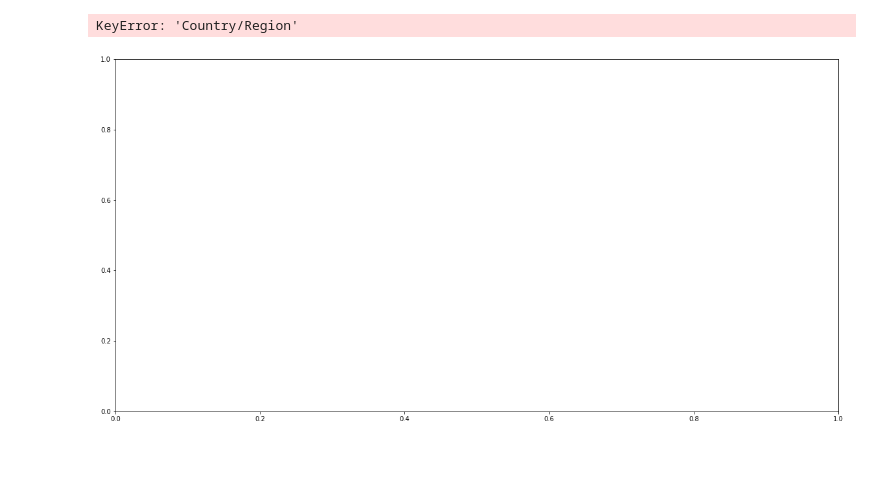
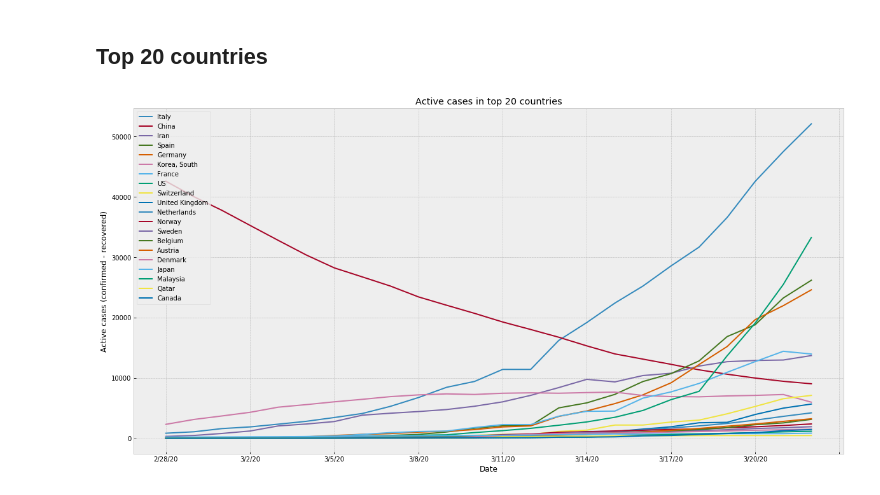
Before and after one commit to olivewong/COVID-19, a Jupyter notebook: COVID Graphs.ipynb, the cells around one changed output. Saved outputs shown, nothing was run; the diff lists cells and outputs as text; code cells hidden in the pictures; blank space fills up the shorter version.

```diff
--- a/COVID Graphs.ipynb
+++ b/COVID Graphs.ipynb
@@ -87,15 +71,21 @@ plot_place(countries_states,
-# %%
-countries_df = cases_df.groupby('Country/Region').sum()#.aggregate(np.sum)
-countries_df.head()
-plot_place(countries_df, 'Country/Region', dates)
-
-
-loc = plticker.MultipleLocator(base=4.0) # this locator puts ticks at regular intervals
-ax.xaxis.set_major_locator(loc)
-ax.set(xlabel='Date', ylabel='Confirmed cases (- recovered)')
-plt.legend(loc="upper left")
-fig.savefig("graphs/countries.png")
-plt.show()
-# %% [output]
-KeyError: 'Country/Region'
-[figure, removed]
+# %% [markdown]
+## Top 20 countries
+# %%
+# Group all states/provinces together into countries
+countries = active_cases_df.groupby('Country/Region', squeeze=True).sum().reset_index()
+
+# Select date range where
+# start_date_idx: 0=1/22, 32=2/19 etc
+start_date_idx = 40
+dates = countries.columns[start_date_idx:-1]
+
+# Select 15 regions with highest number of cases as of 1 week ago
+num_regions = 20
+countries = countries.nlargest(num_regions, dates[-7])
+plot_place(countries,
+           "Country/Region",
+           dates,
+           ylabel="Active cases (confirmed - recovered)",
+           title="Active cases in top 20 countries")
+# %% [output]
+[figure, added]
```
Also changed, not shown: parts of 10 cells of this notebook, 1 other file.
